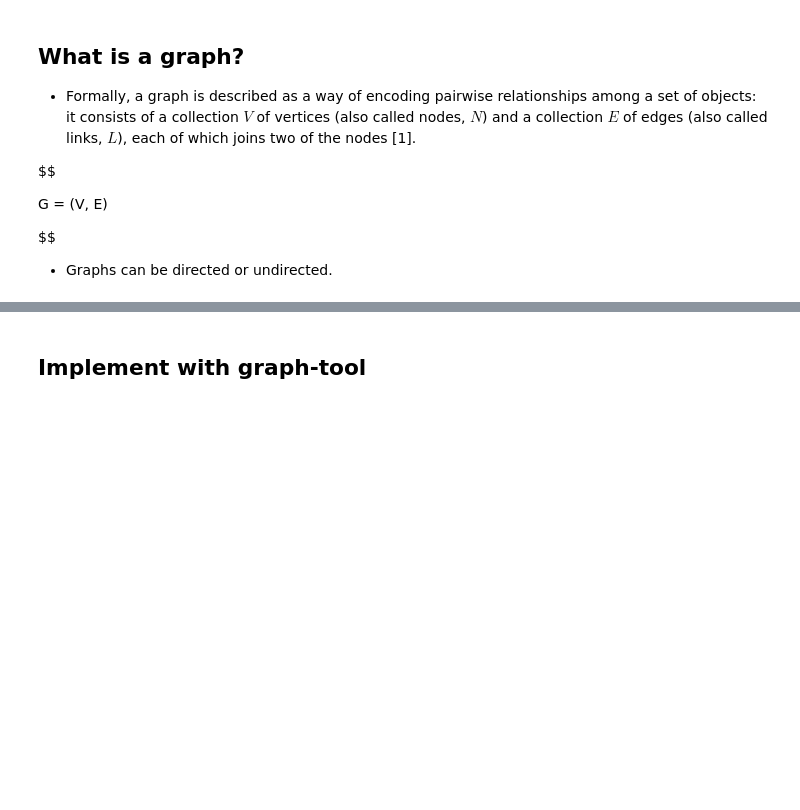
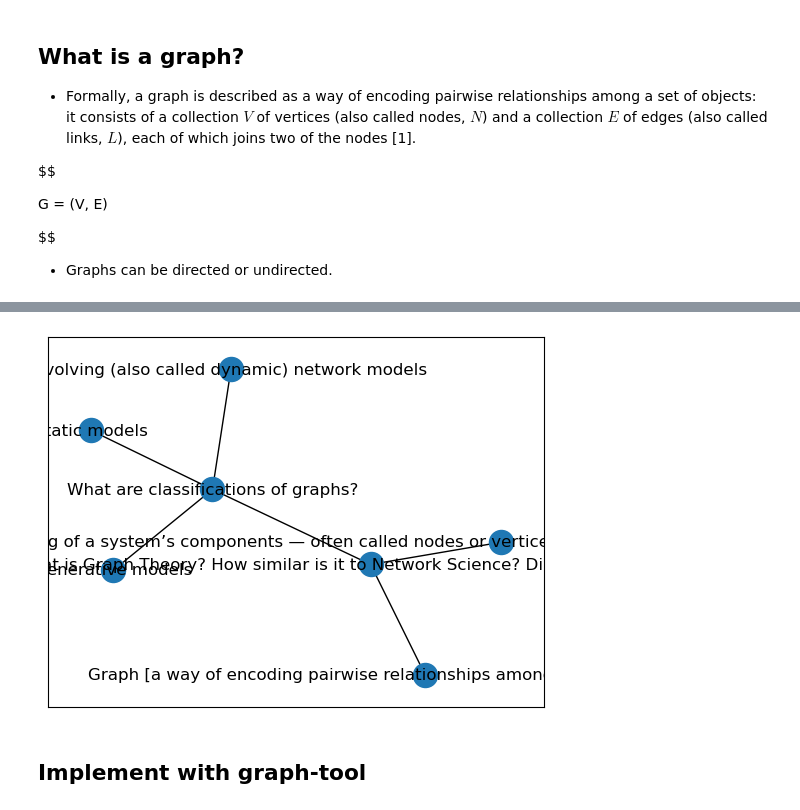
Before and after one commit to Brinkley97/applied_data_structures_and_algorithms, a Jupyter notebook: framework/examples/graph_creation_from_dict.ipynb, the cells around one changed output, grey strips where cells are left out. Cells and saved outputs as stored; diff of their text form; code cells hidden in the pictures; blank space fills up the shorter version.

```diff
--- a/framework/examples/graph_creation_from_dict.ipynb
+++ b/framework/examples/graph_creation_from_dict.ipynb
@@ -98,6 +107,7 @@ nx_graph_visual = VisualizeNetworkX()
 nx_graph1 = nx_graph_class.dict_to_graph(graph1)
 nx_graph2 = nx_graph_class.dict_to_graph(graph2)
 nx_graph3 = nx_graph_class.dict_to_graph(graph3)
+nx_research_questions = nx_graph_class.dict_to_graph(research_questions)
 # %%
 nx_graph_visual.visualize(nx_graph1)
 # %% [output]
@@ -113,3 +123,7 @@ nx_graph_visual.visualize(nx_graph2)
+# %%
+nx_graph_visual.visualize(nx_research_questions)
+# %% [output]
+[figure, added]
 # %% [markdown]
 ## Implement with graph-tool
 # %%
```
Also changed, not shown: parts of 7 cells of this notebook.
